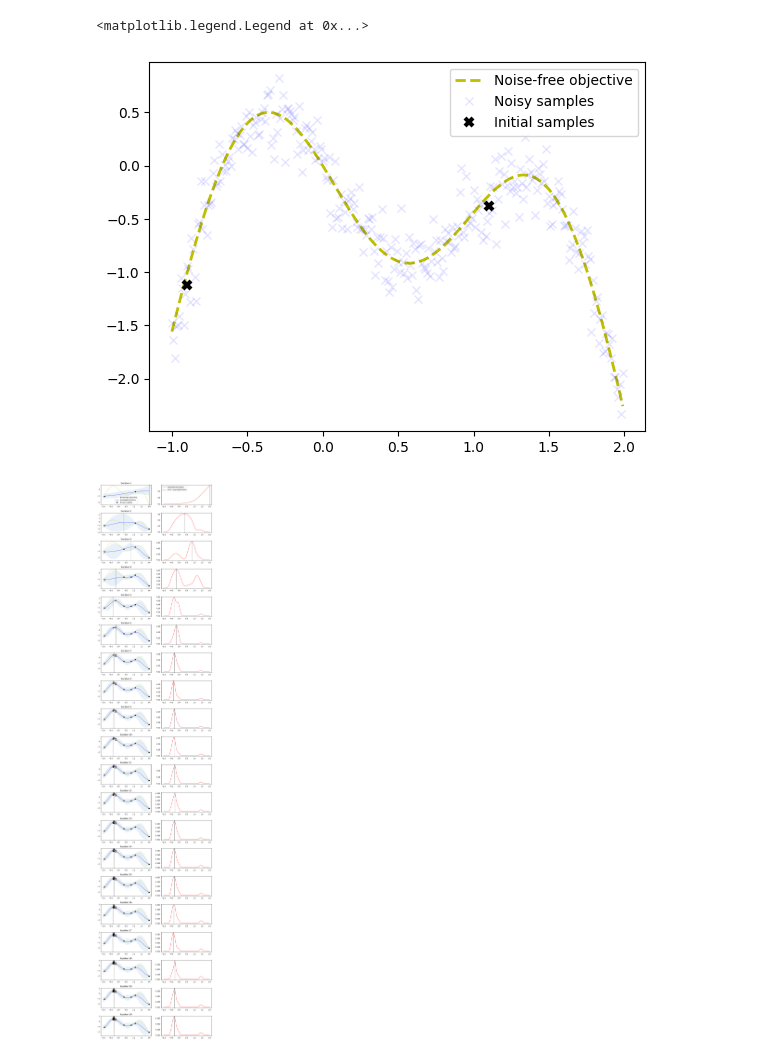
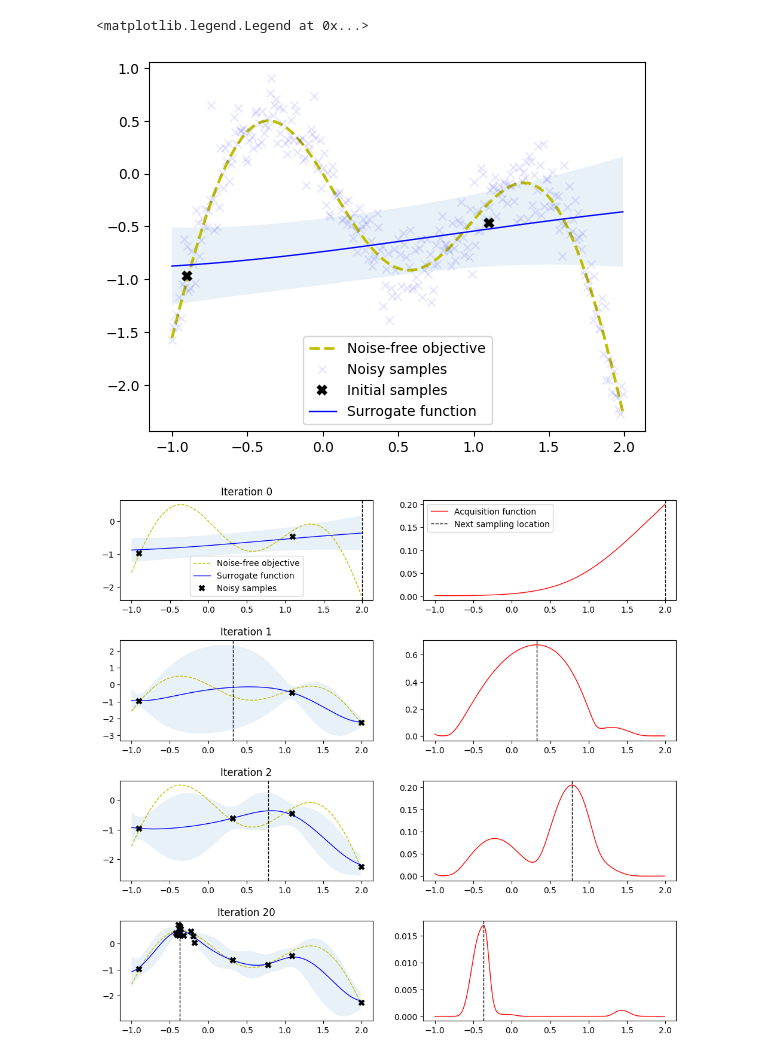
Before and after one commit to vanandrew/bayes-opt, a Jupyter notebook: bayes-opt.ipynb, the cells around one changed output. Saved outputs shown, nothing was run; the diff lists cells and outputs as text; code cells hidden in the pictures.

```diff
--- a/bayes-opt.ipynb
+++ b/bayes-opt.ipynb
@@ -142,6 +189,8 @@ X_init = np.array([[-0.9], [1.1]])
 Y_init = f(X_init)
 # %%
 import matplotlib.pyplot as plt
+from sklearn.gaussian_process import GaussianProcessRegressor
+from sklearn.gaussian_process.kernels import ConstantKernel, Matern
 
 # Dense grid of points within bounds
 X = np.arange(bounds[:, 0], bounds[:, 1], 0.01).reshape(-1, 1)
@@ -149,14 +198,25 @@ X = np.arange(bounds[:, 0], bounds[:, 1], 0.01).reshape(-1, 1)
 # Noise-free objective function values at X
 Y = f(X, 0)
 
+# Gaussian process with Matern kernel as surrogate model
+m52 = ConstantKernel(1.0) * Matern(length_scale=1.0, nu=2.5)
+guessed_noise = 0.2  # change noise estimation which smooths the surrogate function
+gpr = GaussianProcessRegressor(
+    kernel=m52, alpha=guessed_noise**2, n_restarts_optimizer=10
+)
+gpr.fit(X_init, Y_init)
+
 # Plot optimization objective with noise level
 plt.plot(X, Y, "y--", lw=2, label="Noise-free objective")
 plt.plot(X, f(X), "bx", lw=1, alpha=0.1, label="Noisy samples")
 plt.plot(X_init, Y_init, "kx", mew=3, label="Initial samples")
+mu, std = gpr.predict(X, return_std=True)
+plt.fill_between(X.ravel(), mu.ravel() + 1.96 * std, mu.ravel() - 1.96 * std, alpha=0.1)
+plt.plot(X, mu, "b-", lw=1, label="Surrogate function")
 plt.legend()
 # %% [output]
 <matplotlib.legend.Legend at 0x...>
-[figure, old version]
+[figure, new version]
 # %%
 from sklearn.gaussian_process import GaussianProcessRegressor
 from sklearn.gaussian_process.kernels import ConstantKernel, Matern
@@ -172,41 +232,47 @@ gpr = GaussianProcessRegressor(
 X_sample = X_init
 Y_sample = Y_init
 
 # Number of iterations
 n_iter = 20
 
 plt.figure(figsize=(12, n_iter * 3))
 plt.subplots_adjust(hspace=0.4)
 
 # modify exploration/exploitation trade-off parameter here
 xi = 0.01  # high xi -> high exploration, low xi -> high exploitation
 expected_improvement2 = lambda a, b, c, d: expected_improvement(a, b, c, d, xi)
 
 for i in range(n_iter):
     # Update Gaussian process with existing samples
     gpr.fit(X_sample, Y_sample)
 
     # Obtain next sampling point from the acquisition function (expected_improvement)
     X_next = propose_location(expected_improvement2, X_sample, Y_sample, gpr, bounds)
 
     # Obtain next noisy sample from the objective function
     Y_next = f(X_next, noise)
 
     # Plot samples, surrogate function, noise-free objective and next sampling location
-    plt.subplot(n_iter, 2, 2 * i + 1)
-    plot_approximation(gpr, X, Y, X_sample, Y_sample, X_next, show_legend=i == 0)
-    plt.title(f"Iteration {i+1}")
+    if i == 0 or i == 1 or i == 2 or i == 19:
+        if i == 19:
+            i = 3
+        plt.subplot(n_iter, 2, 2 * i + 1)
+        plot_approximation(gpr, X, Y, X_sample, Y_sample, X_next, show_legend=i == 0)
+        plt.title(f"Iteration {i if i != 3 else 20}")
 
-    plt.subplot(n_iter, 2, 2 * i + 2)
-    plot_acquisition(
-        X, expected_improvement2(X, X_sample, Y_sample, gpr), X_next, show_legend=i == 0
-    )
+        plt.subplot(n_iter, 2, 2 * i + 2)
+        plot_acquisition(
+            X,
+            expected_improvement2(X, X_sample, Y_sample, gpr),
+            X_next,
+            show_legend=i == 0,
+        )
 
     # Add sample to previous samples
     X_sample = np.vstack((X_sample, X_next))
     Y_sample = np.vstack((Y_sample, Y_next))
 # %% [output]
-[figure, old version]
+[figure, new version]
 # %%
 plot_convergence(X_sample, Y_sample)
 # %% [output]
```
Also changed, not shown: parts of 4 cells of this notebook, 1 other file.
